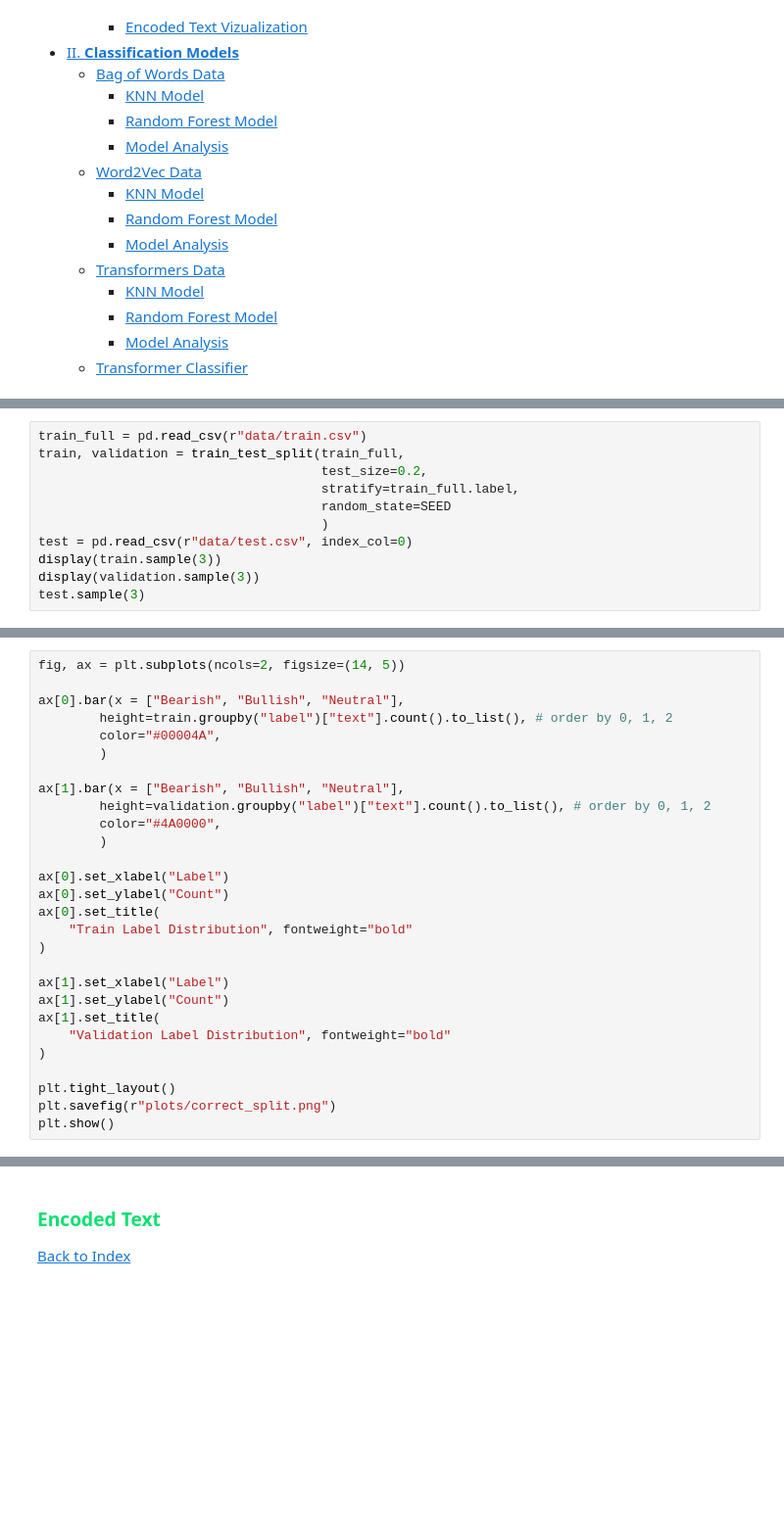
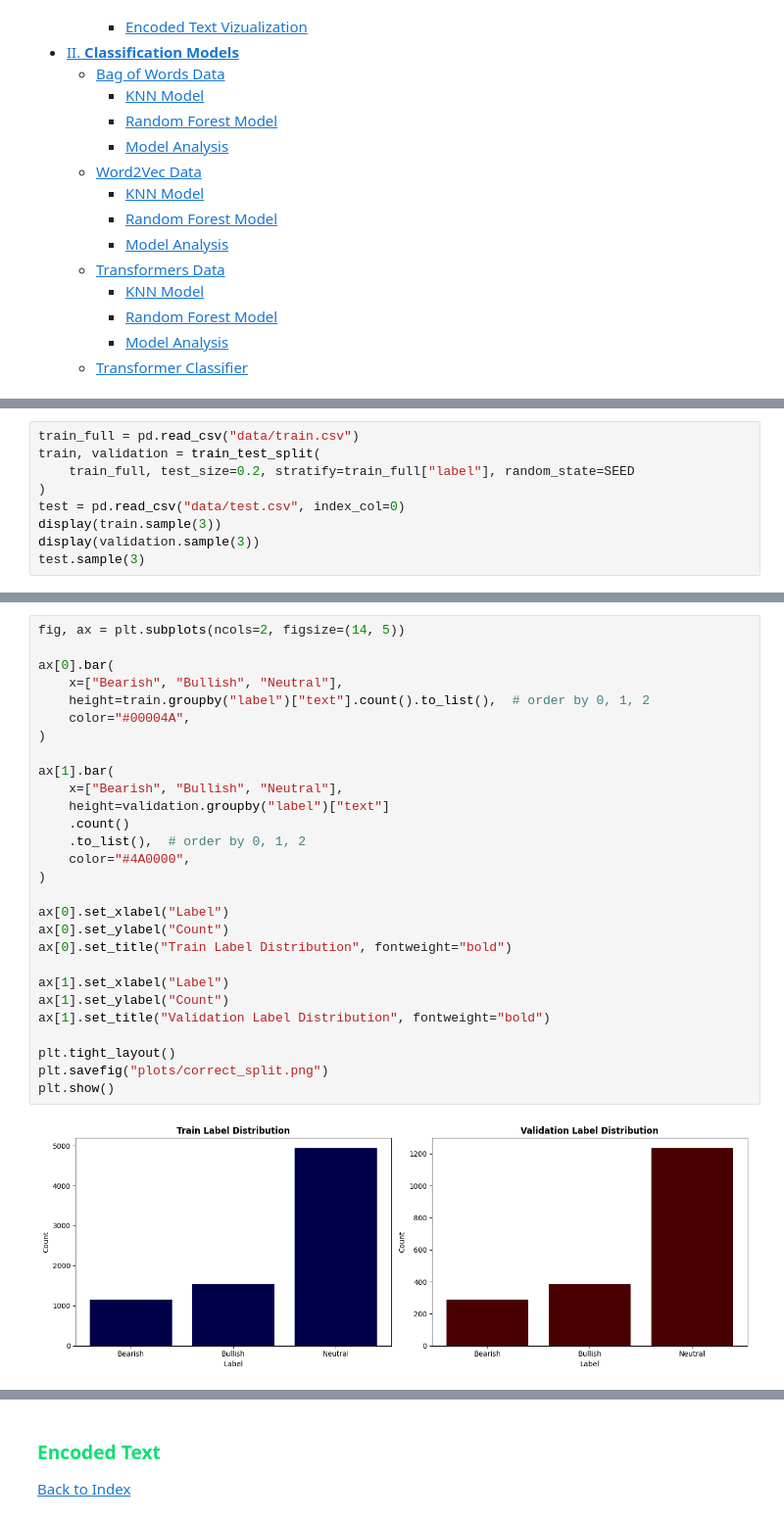
Before and after one commit to epedri/TM_Project_Masters, a Jupyter notebook: src/tm_tests_25.ipynb, the cells around one changed output, grey strips where cells are left out. Shown at 98% size. Drawn from its saved outputs; the diff is of its cells as text; blank space fills up the shorter version.

```diff
--- a/src/tm_tests_25.ipynb
+++ b/src/tm_tests_25.ipynb
@@ -113,11 +174,9 @@ This initial phase focuses on understanding the data and vizualizing insights fo
 # %%
-train_full = pd.read_csv(r"data/train.csv")
-train, validation = train_test_split(train_full,
-                                     test_size=0.2,
-                                     stratify=train_full.label,
-                                     random_state=SEED
-                                     )
-test = pd.read_csv(r"data/test.csv", index_col=0)
+train_full = pd.read_csv("data/train.csv")
+train, validation = train_test_split(
+    train_full, test_size=0.2, stratify=train_full["label"], random_state=SEED
+)
+test = pd.read_csv("data/test.csv", index_col=0)
 display(train.sample(3))
 display(validation.sample(3))
 test.sample(3)
@@ -133,31 +222,33 @@ train.describe(include="str")
 # %%
 fig, ax = plt.subplots(ncols=2, figsize=(14, 5))
 
-ax[0].bar(x = ["Bearish", "Bullish", "Neutral"],
-        height=train.groupby("label")["text"].count().to_list(), # order by 0, 1, 2
-        color="#00004A",
-        )
+ax[0].bar(
+    x=["Bearish", "Bullish", "Neutral"],
+    height=train.groupby("label")["text"].count().to_list(),  # order by 0, 1, 2
+    color="#00004A",
+)
 
-ax[1].bar(x = ["Bearish", "Bullish", "Neutral"],
-        height=validation.groupby("label")["text"].count().to_list(), # order by 0, 1, 2
-        color="#4A0000",
-        )
+ax[1].bar(
+    x=["Bearish", "Bullish", "Neutral"],
+    height=validation.groupby("label")["text"]
+    .count()
+    .to_list(),  # order by 0, 1, 2
+    color="#4A0000",
+)
 
 ax[0].set_xlabel("Label")
 ax[0].set_ylabel("Count")
-ax[0].set_title(
-    "Train Label Distribution", fontweight="bold"
-)
+ax[0].set_title("Train Label Distribution", fontweight="bold")
 
 ax[1].set_xlabel("Label")
 ax[1].set_ylabel("Count")
-ax[1].set_title(
-    "Validation Label Distribution", fontweight="bold"
-)
+ax[1].set_title("Validation Label Distribution", fontweight="bold")
 
 plt.tight_layout()
-plt.savefig(r"plots/correct_split.png")
+plt.savefig("plots/correct_split.png")
 plt.show()
+# %% [output]
+[figure, added]
 # %% [markdown]
 ## <font color="#0ee071"> Text Overview <a class="anchor" id="P1.2"></a></font>
 
```
Also changed, not shown: parts of 55 cells of this notebook, 25 other files.
